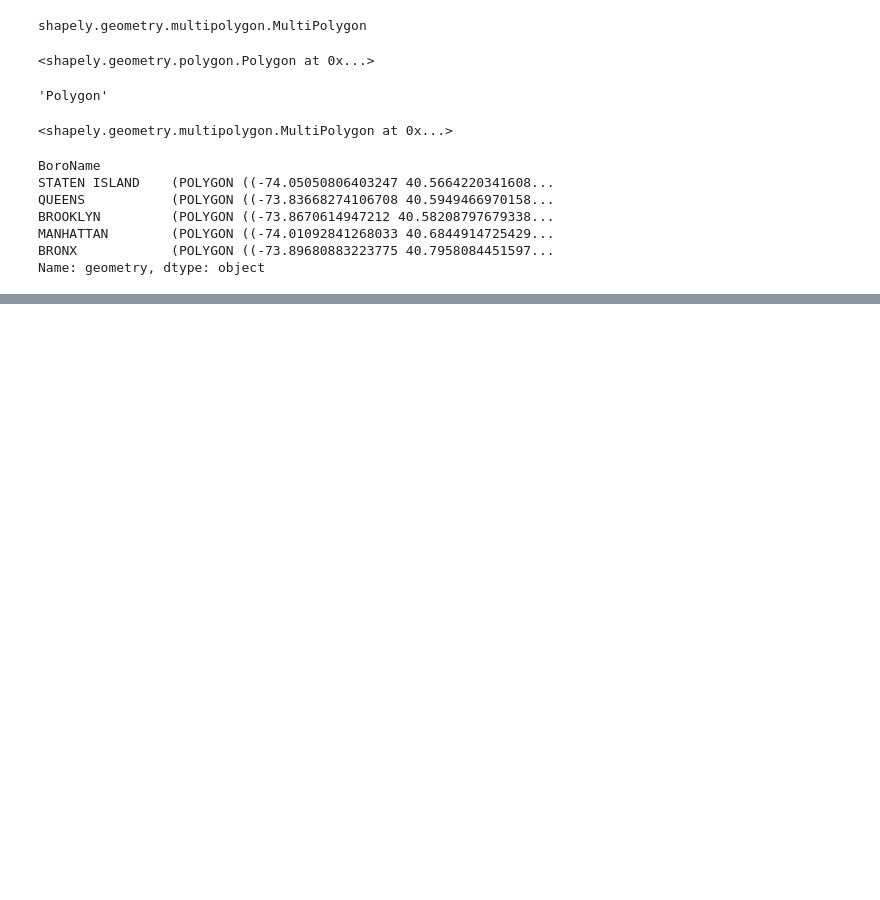
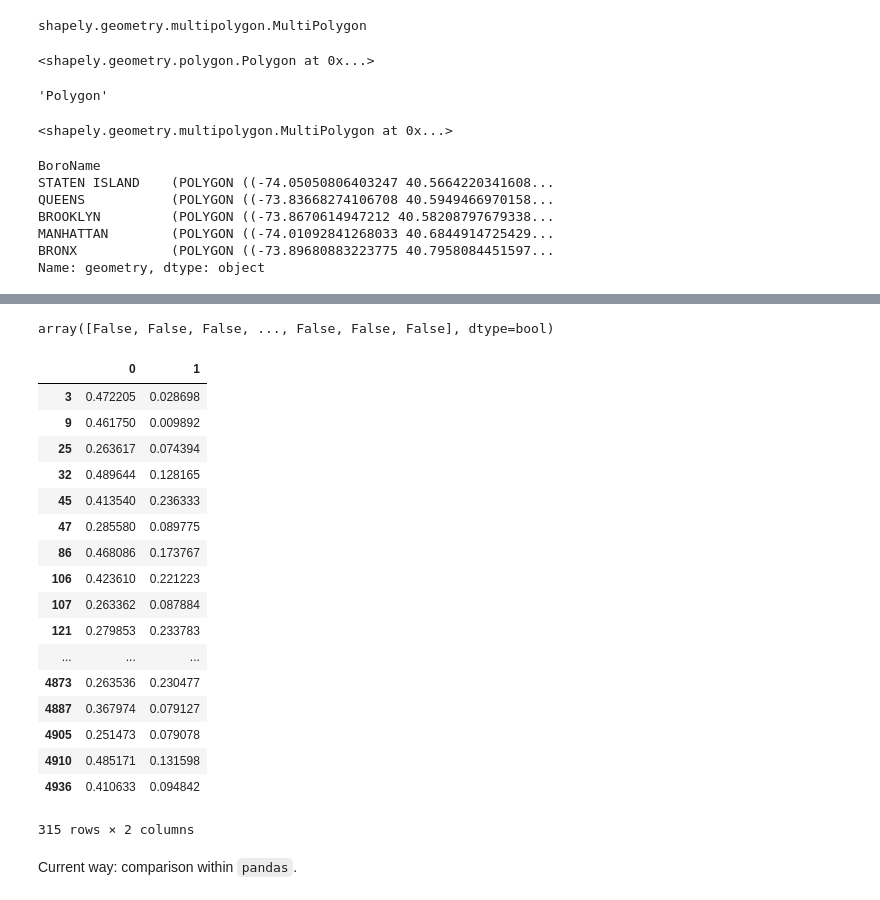
Before and after one commit to ResidentMario/missingno, a Jupyter notebook: dev2.ipynb, the cells around one changed output, grey strips where cells are left out. Saved outputs shown, nothing was run; the diff lists cells and outputs as text; code cells hidden in the pictures; blank space fills up the shorter version.

```diff
--- a/dev2.ipynb
+++ b/dev2.ipynb
@@ -91,0 +133,3 @@ STATEN ISLAND
+# %%
+arr = np.random.random(10000)
+arr = np.reshape(arr, (5000, 2))
@@ -91,0 +168,33 @@ STATEN ISLAND
+# %%
+import pandas as pd
+
+arr_df = pd.DataFrame()
+arr_df[0] = arr[:,0]
+arr_df[1] = arr[:,1]
+# %%
+(0.25 < arr[:,0]) & (arr[:,0] < 0.5) & (arr[:,1] < 0.25) & (arr[:,1] < 0.5)
+# %% [output]
+array([False, False, False, ..., False, False, False], dtype=bool)
+# %%
+arr_df[(0.25 < arr[:,0]) & (arr[:,0] < 0.5) & (arr[:,1] < 0.25) & (arr[:,1] < 0.5)]
+# %% [output]
+|  | 0 | 1 |
+| 3 | 0.472205 | 0.028698 |
+| 9 | 0.461750 | 0.009892 |
+| 25 | 0.263617 | 0.074394 |
+| 32 | 0.489644 | 0.128165 |
+| 45 | 0.413540 | 0.236333 |
+| 47 | 0.285580 | 0.089775 |
+| 86 | 0.468086 | 0.173767 |
+| 106 | 0.423610 | 0.221223 |
+| 107 | 0.263362 | 0.087884 |
+| 121 | 0.279853 | 0.233783 |
+| ... | ... | ... |
+| 4873 | 0.263536 | 0.230477 |
+| 4887 | 0.367974 | 0.079127 |
+| 4905 | 0.251473 | 0.079078 |
+| 4910 | 0.485171 | 0.131598 |
+| 4936 | 0.410633 | 0.094842 |
+315 rows × 2 columns
+# %% [markdown]
+Current way: comparison within `pandas`.
```
Also changed, not shown: parts of 23 cells of this notebook, 2 other files.
